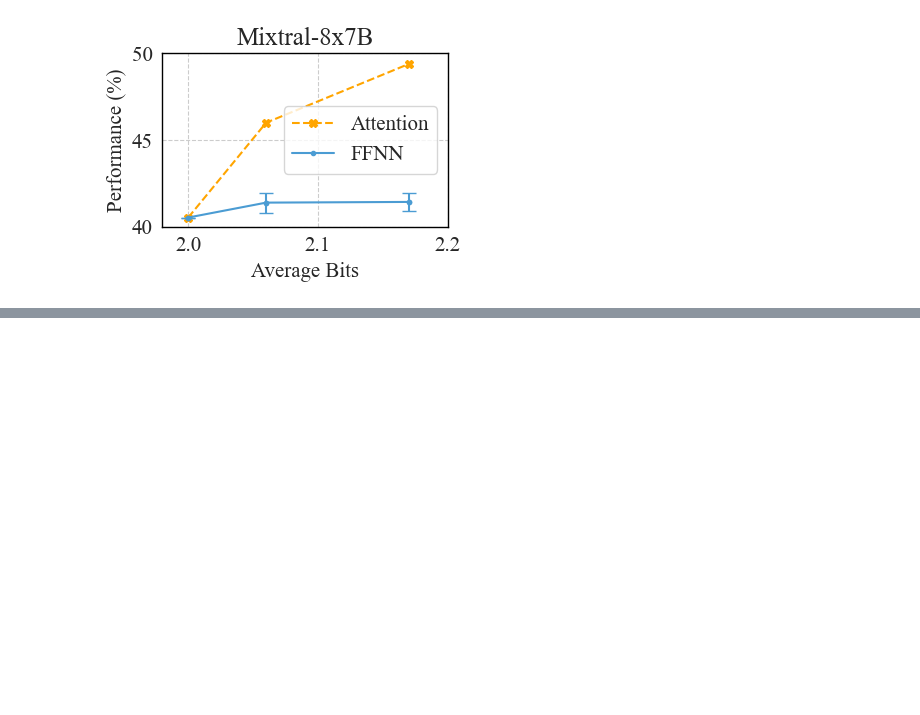
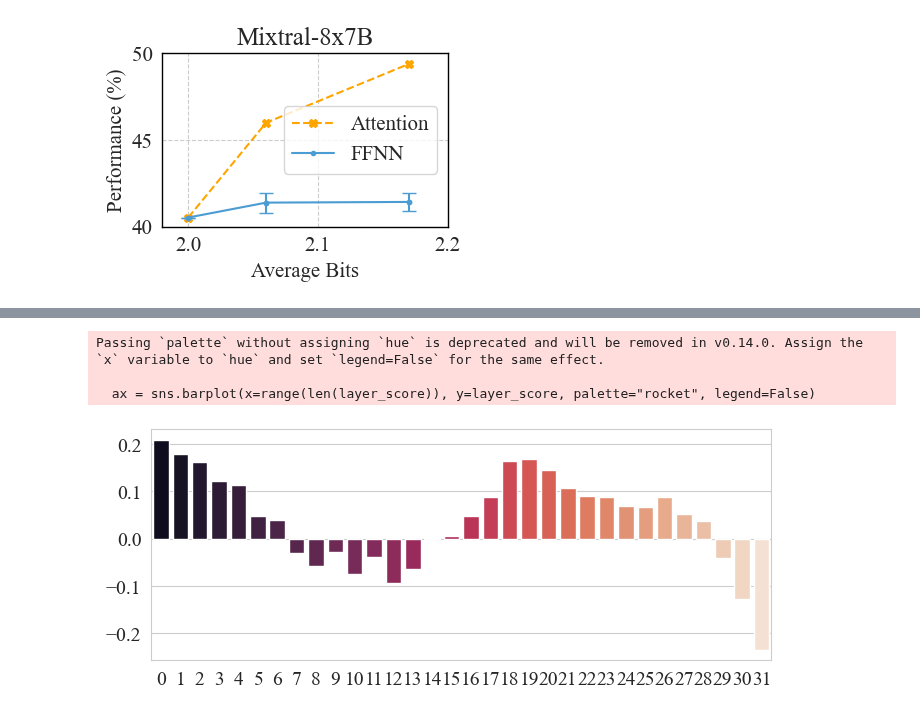
Before and after one commit to Jinxiaolong1129/moe_quantize, a Jupyter notebook: notebooks/draw-figure.ipynb, the cells around one changed output, grey strips where cells are left out. Saved outputs shown, nothing was run; the diff lists cells and outputs as text; code cells hidden in the pictures; blank space fills up the shorter version.

```diff
--- a/notebooks/draw-figure.ipynb
+++ b/notebooks/draw-figure.ipynb
@@ -115,0 +209,18 @@ plt.savefig('ffnn_vs_attn_deepseek.svg', dpi=300)
+# %%
+layer_score = [0.208984375, 0.1796875, 0.1611328125, 0.12109375, 0.1123046875, 0.04833984375, 0.03955078125,
+               -0.0311279296875, -0.058349609375, -0.02880859375, -0.07568359375, -0.03857421875, -0.0947265625,
+               -0.06396484375, 0.00089263916015625, 0.00531005859375, 0.046875, 0.0869140625, 0.1630859375, 0.16796875,
+               0.1455078125, 0.10693359375, 0.09033203125, 0.0888671875, 0.06982421875, 0.06591796875, 0.0869140625,
+               0.052490234375, 0.037841796875, -0.0419921875, -0.12890625, -0.2353515625]
+# layer_score = torch.tensor(layer_score)
+font = {'family': 'Times New Roman',
+        'weight': 'normal',
+        'size': 14}
+plt.rc('font', **font)
+plt.figure(figsize=(8, 3))
+ax = sns.barplot(x=range(len(layer_score)), y=layer_score, palette="rocket", legend=False)
+# %% [output]
+Passing `palette` without assigning `hue` is deprecated and will be removed in v0.14.0. Assign the `x` variable to `hue` and set `legend=False` for the same effect.
+
+  ax = sns.barplot(x=range(len(layer_score)), y=layer_score, palette="rocket", legend=False)
+[figure, added]
```
Also changed, not shown: parts of 6 cells of this notebook, 4 other files.
